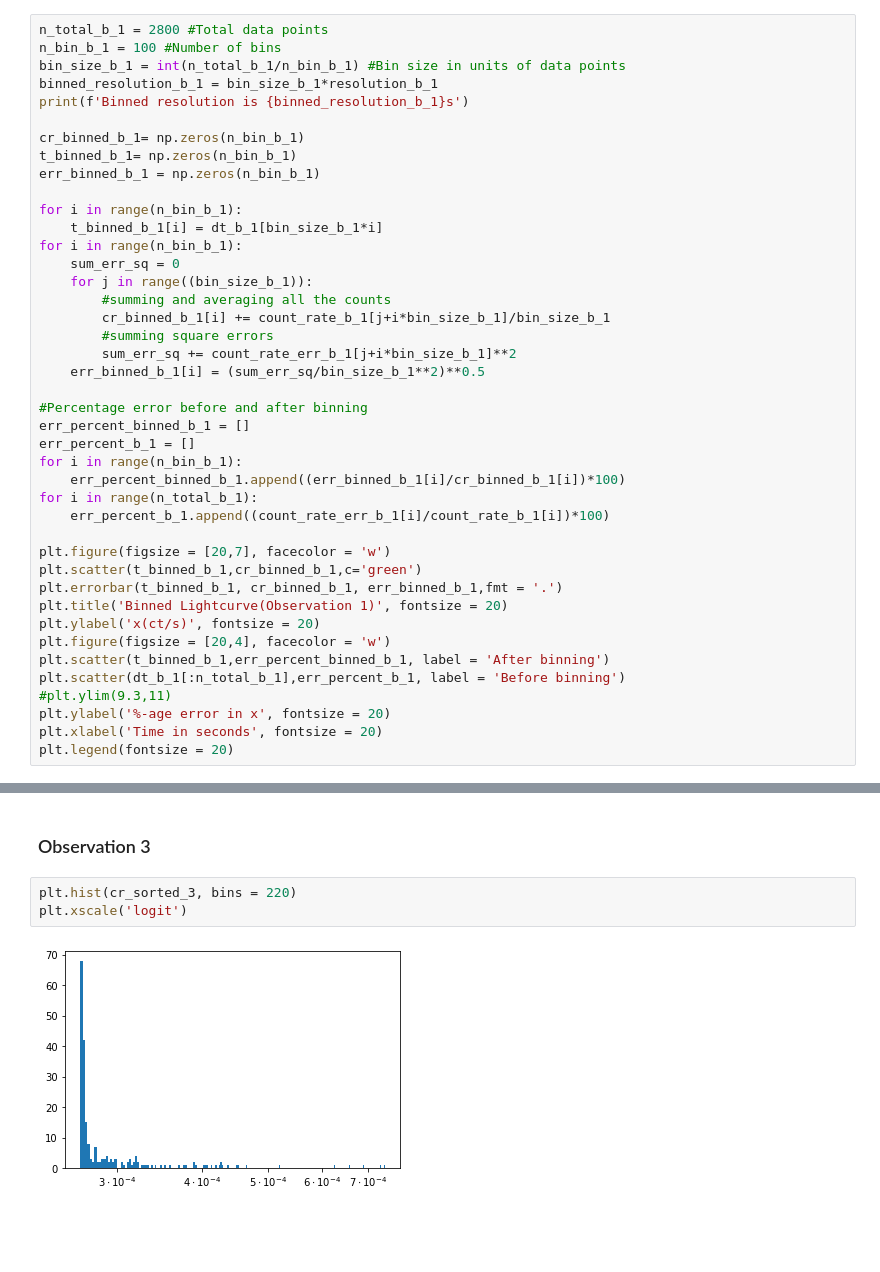
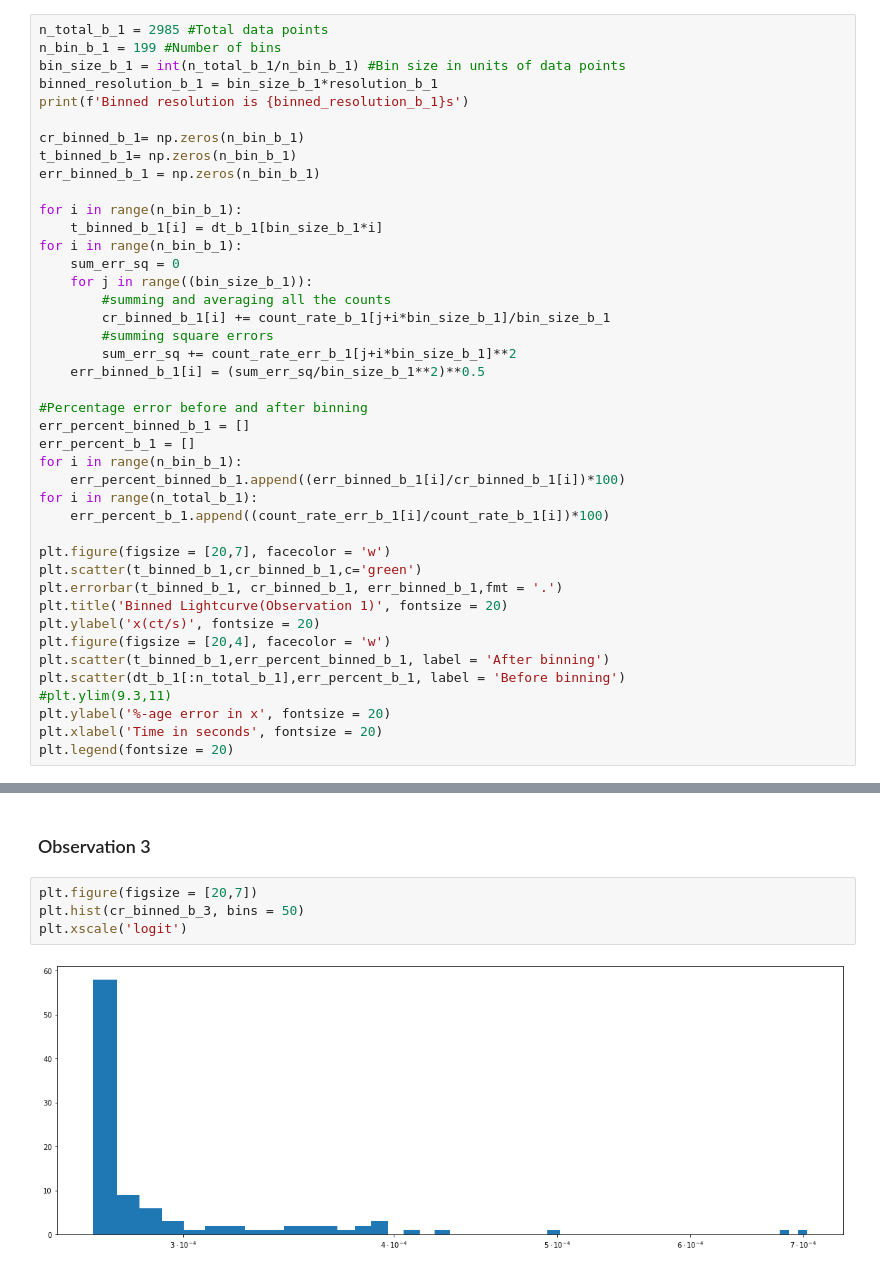
Before and after one commit to Samrat0512/IIST-MS-Project, a Jupyter notebook: Lightcurves/source_6/ACIS_Broad_Band.ipynb, the cells around one changed output, grey strips where cells are left out. Cells and saved outputs as stored; diff of their text form; blank space fills up the shorter version.

```diff
--- a/Lightcurves/source_6/ACIS_Broad_Band.ipynb
+++ b/Lightcurves/source_6/ACIS_Broad_Band.ipynb
@@ -150,8 +150,8 @@ plt.legend(fontsize = 15)
 # %% [markdown]
 ### Observation 1
 # %%
-n_total_b_1 = 2800 #Total data points
-n_bin_b_1 = 100 #Number of bins
+n_total_b_1 = 2985 #Total data points
+n_bin_b_1 = 199 #Number of bins
 bin_size_b_1 = int(n_total_b_1/n_bin_b_1) #Bin size in units of data points
 binned_resolution_b_1 = bin_size_b_1*resolution_b_1
 print(f'Binned resolution is {binned_resolution_b_1}s')
@@ -581,7 +539,8 @@ plt.yticks(fontsize = 15)
 # %% [markdown]
 ### Observation 3
 # %%
-plt.hist(cr_sorted_3, bins = 220)
+plt.figure(figsize = [20,7])
+plt.hist(cr_binned_b_3, bins = 50)
 plt.xscale('logit')
 # %% [output]
-[figure, old version]
+[figure, new version]
```
Also changed, not shown: parts of 19 cells of this notebook.
